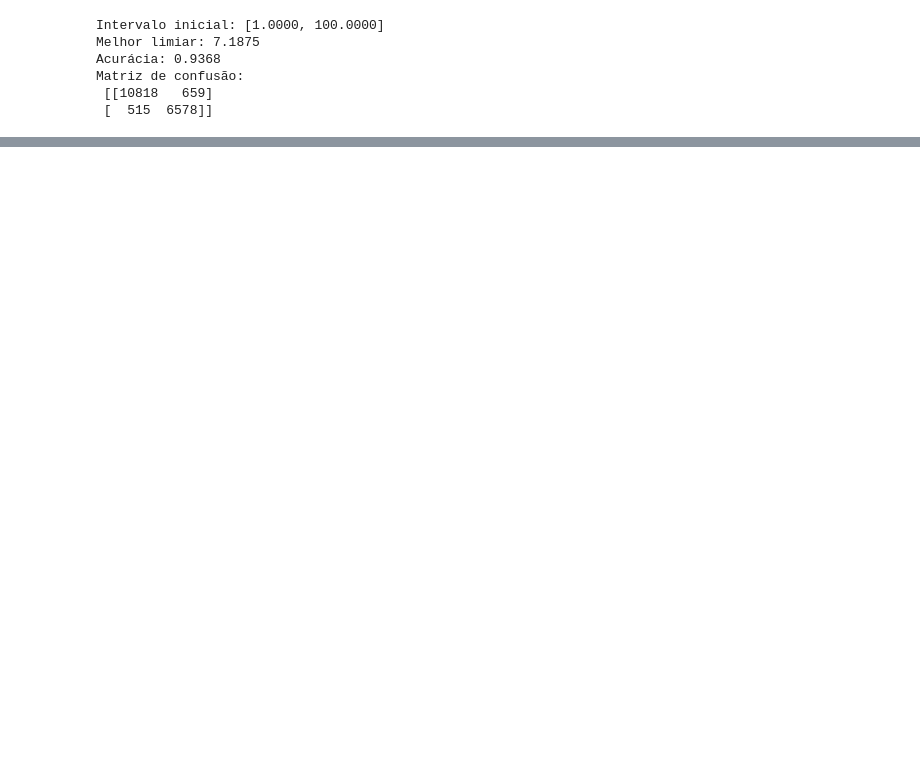
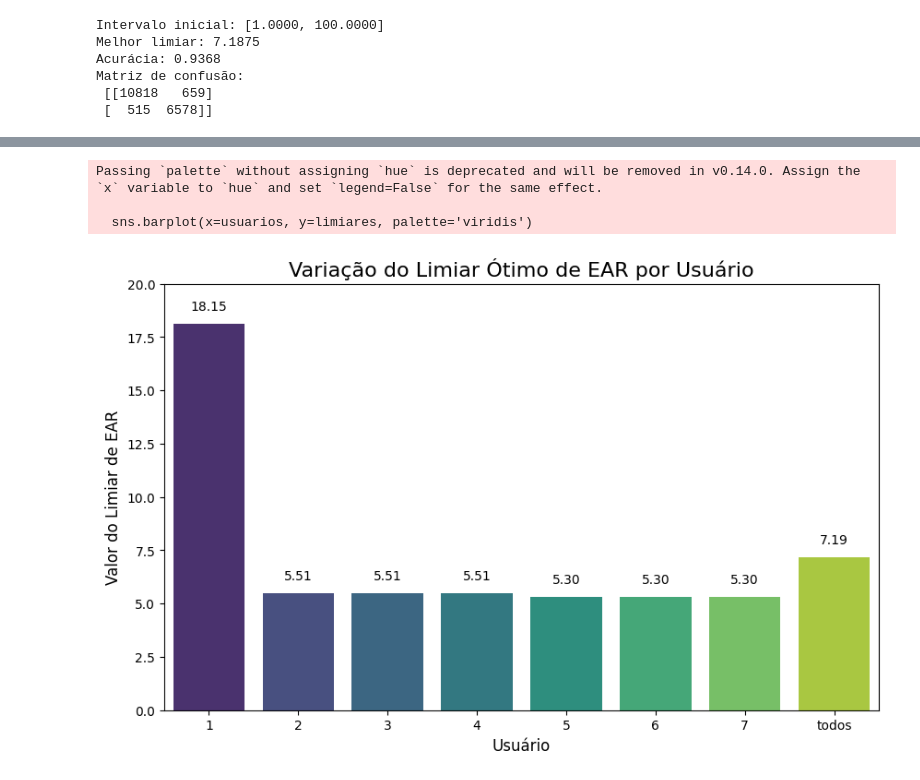
Before and after one commit to Barradas13/AssistiveDomotical, a Jupyter notebook: OSEMN/colabs/model.ipynb, the cells around one changed output, grey strips where cells are left out. Drawn from its saved outputs; the diff is of its cells as text; code cells hidden in the pictures; blank space fills up the shorter version.

```diff
--- a/OSEMN/colabs/model.ipynb
+++ b/OSEMN/colabs/model.ipynb
@@ -250,0 +257,36 @@ print(calculate_metrics_from_cm(cm_total))
+# %%
+import matplotlib.pyplot as plt
+import seaborn as sns
+
+# Dados dos limiares individuais
+dados_limiar = {
+    '1': 18.1461,
+    '2': 5.5057,
+    '3': 5.5057,
+    '4': 5.5057,
+    '5': 5.3049,
+    '6': 5.3049,
+    '7': 5.3049,
+    "todos" : 7.1875
+}
+
+usuarios = list(dados_limiar.keys())
+limiares = list(dados_limiar.values())
+
+plt.figure(figsize=(10, 6))
+sns.barplot(x=usuarios, y=limiares, palette='viridis')
+plt.title('Variação do Limiar Ótimo de EAR por Usuário', fontsize=16)
+plt.ylabel('Valor do Limiar de EAR', fontsize=12)
+plt.xlabel('Usuário', fontsize=12)
+plt.ylim(0, 20) # Ajuste o limite para melhor visualização
+for index, value in enumerate(limiares):
+    plt.text(index, value + 0.5, f'{value:.2f}', ha='center', va='bottom')
+
+# Salvar a figura para usar no artigo
+plt.savefig('variacao_limiar.png', dpi=300, bbox_inches='tight')
+plt.show()
+# %% [output]
+Passing `palette` without assigning `hue` is deprecated and will be removed in v0.14.0. Assign the `x` variable to `hue` and set `legend=False` for the same effect.
+
+  sns.barplot(x=usuarios, y=limiares, palette='viridis')
+[figure, added]
```
Also changed, not shown: parts of 5 cells of this notebook, 1 other file.
